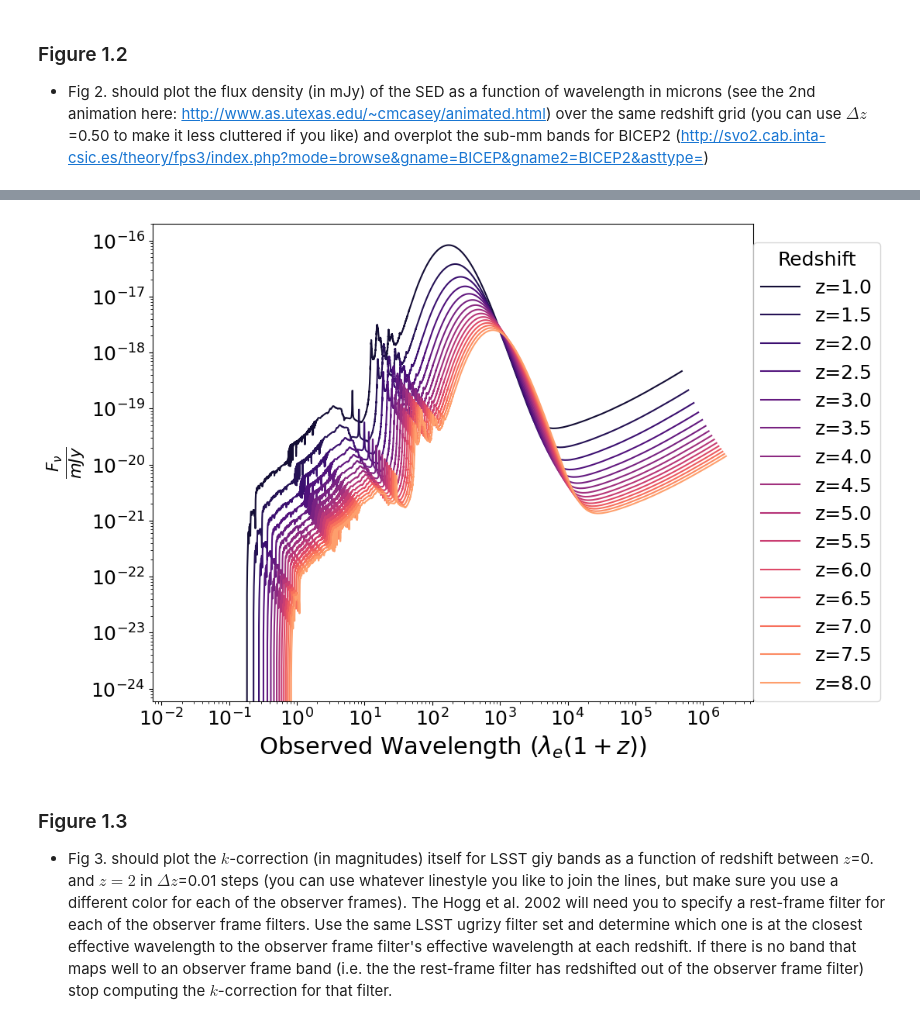
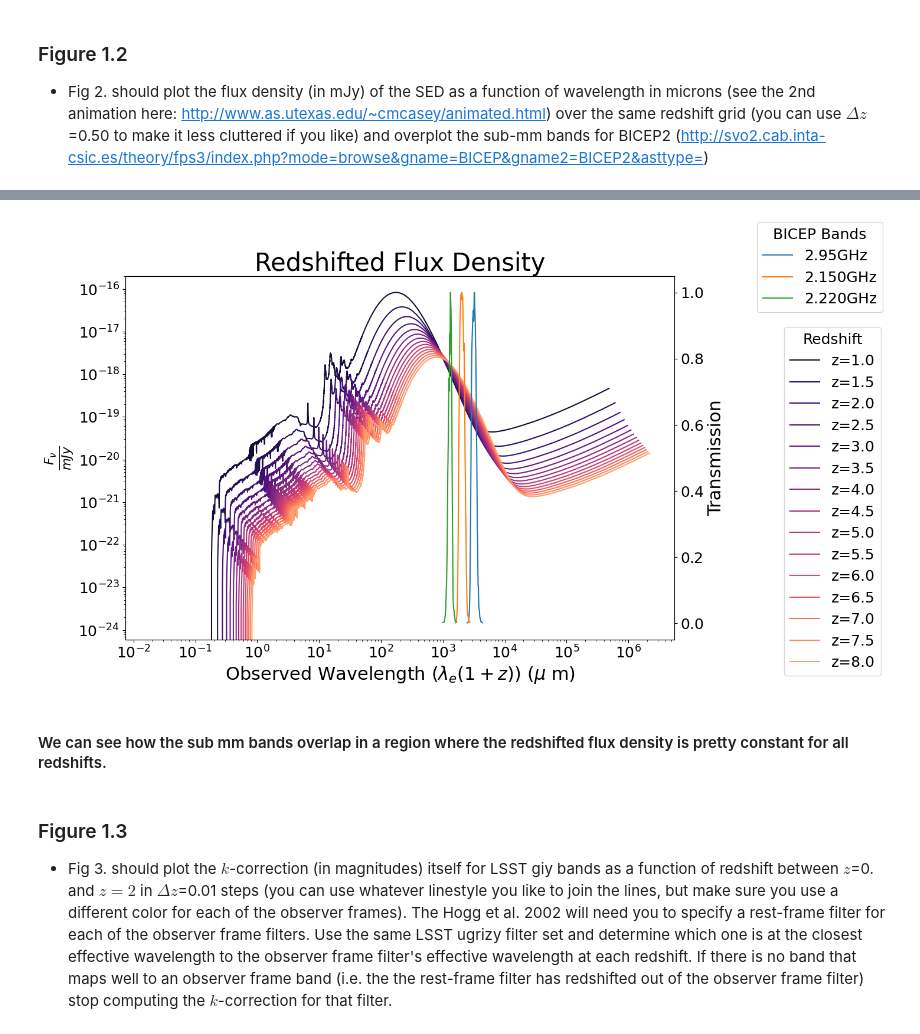
Before and after one commit to gnarayan/ast503_2024_Fall, a Jupyter notebook: homework/PadmaVenkatraman/HW2_ASTR503_PadmaVenkatraman.ipynb, the cells around one changed output, grey strips where cells are left out. Cells and saved outputs as stored; diff of their text form; code cells hidden in the pictures.

```diff
--- a/homework/PadmaVenkatraman/HW2_ASTR503_PadmaVenkatraman.ipynb
+++ b/homework/PadmaVenkatraman/HW2_ASTR503_PadmaVenkatraman.ipynb
@@ -129,7 +130,7 @@ import astropy.units as u
 cosmo = FlatLambdaCDM(H0=72 * u.km / u.s / u.Mpc, Tcmb0=2.725 * u.K, Om0=0.3)
 # %%
 plt.figure(figsize=(10,8))
-wave_centers = np.array([ 24, 70, 110,180, 200, 350, 450, 500, 850, 1100, 1400, 2100])
+wave_centers = np.array([110,180, 200, 350, 450, 500, 850, 1100, 1400, 2100, 2400])
 cmap = plt.get_cmap('viridis')
 for wavei in range(len(wave_centers)):
     wave = wave_centers[wavei]
@@ -145,7 +146,7 @@ for wavei in range(len(wave_centers)):
         n = np.trapz(flux_in_passband/pass_freq,x=pass_freq)
         redshift_flux = np.array(( n * (1+z) )/((cosmo.luminosity_distance(z).to(u.pc))/10)**2)
         flux_z = np.append(flux_z, redshift_flux)
-    ax = plt.plot(redshifts,flux_z, color=cmap(wavei/10), label='$\lambda = $'+f'{wave_centers[wavei]} $\mu m$')
+    ax = plt.plot(redshifts,flux_z, color=cmap(wavei/10), label='$\lambda = $'+f'{wave_centers[wavei]} $\mu$m')
     plt.legend(loc=(1,0),title='Bandpass ($\lambda_{obs}$)')
     plt.xlabel("Redshift (z)")
     plt.ylabel("$ \\frac {F_{\\nu}} {mJy}$")
@@ -158,3 +159,12 @@ for wavei in range(len(wave_centers)):
 ### Figure 1.2
 
 - Fig 2. should plot the flux density (in mJy) of the SED as a function of wavelength in microns (see the 2nd animation here: http://www.as.utexas.edu/~cmcasey/animated.html) over the same redshift grid (you can use $\Delta z$=0.50 to make it less cluttered if you like) and overplot the sub-mm bands for BICEP2 (http://svo2.cab.inta-csic.es/theory/fps3/index.php?mode=browse&gname=BICEP&gname2=BICEP2&asttype=)
+# %%
+bicep_bands = ['2.95', '2.150', '2.220']
+bicep_file = [f"data/hw2/BICEP_BICEP{i}GHz_rj.dat" for i in bicep_bands]
+band_to_data =dict(zip(bicep_bands, bicep_file))
+bicep_data = pd.DataFrame()
+for name in bicep_bands:
+    file = band_to_data[name]
+    d = ascii.read(file, names=[f'{name}_wavelength', f'{name}_passband']).to_pandas()
+    bicep_data = pd.concat([bicep_data, d], axis=1)
@@ -161,18 +187,26 @@ for wavei in range(len(wave_centers)):
 # %%
 
 redshifts = np.arange(1, 8.25, 0.5)
-plt.figure(figsize=(10,8))
+fig, ax = plt.subplots(figsize=(12,8))
 cmap = plt.get_cmap('magma')
 for z in redshifts:
     redshift_flux = np.array(( data['fnu'] * (1+z) )/((cosmo.luminosity_distance(z).to(u.pc))/10)**2)
-    plt.plot(data['wave']*(1+z),redshift_flux, c=cmap(z/10), label=f'z={z}')
-    plt.legend(loc=(1,0),title='Redshift')
-    plt.xlabel("Observed Wavelength ($\lambda_{e} (1+z)$)")
-    plt.ylabel("$ \\frac {F_{\\nu}} {mJy}$")
-    plt.yscale('log')
-    plt.xscale('log')
+    ax.plot(data['wave']*(1+z),redshift_flux, c=cmap(z/10), label=f'z={z}')
+    ax.legend(loc=(1.2,-0.1),title='Redshift')
+    ax.set_xlabel("Observed Wavelength ($\lambda_{e} (1+z)$) ($\mu$ m)")
+    ax.set_ylabel("$ \\frac {F_{\\nu}} {mJy}$")
+    ax.set_title("Redshifted Flux Density")
+    ax.set_yscale('log')
+    ax.set_xscale('log')
+ax1= ax.twinx()
+for name in bicep_bands:
+    ax1.plot(bicep_data[f'{name}_wavelength']*1e-4, bicep_data[f'{name}_passband'],label=f'{name}GHz' )
+    ax1.set_ylabel("Transmission")
+    ax1.legend(loc=(1.15,0.9), title='BICEP Bands');
 # %% [output]
-[figure, old version]
+[figure, new version]
+# %% [markdown]
+####  We can see how the sub mm bands overlap in a region where the redshifted flux density is pretty constant for all redshifts.
 # %% [markdown]
 ### Figure 1.3
 - Fig 3. should plot the $k$-correction (in magnitudes) itself for LSST giy bands as a function of redshift between $z$=0. and $z=2$ in $\Delta z$=0.01 steps (you can use whatever linestyle you like to join the lines, but make sure you use a different color for each of the observer frames). The Hogg et al. 2002 will need you to specify a rest-frame filter for each of the observer frame filters. Use the same LSST ugrizy filter set and determine which one is at the closest effective wavelength to the observer frame filter's effective wavelength at each redshift. If there is no band that maps well to an observer frame band (i.e. the the rest-frame filter has redshifted out of the observer frame filter) stop computing the $k$-correction for that filter.
```
Also changed, not shown: parts of 24 cells of this notebook, 1 other file.
